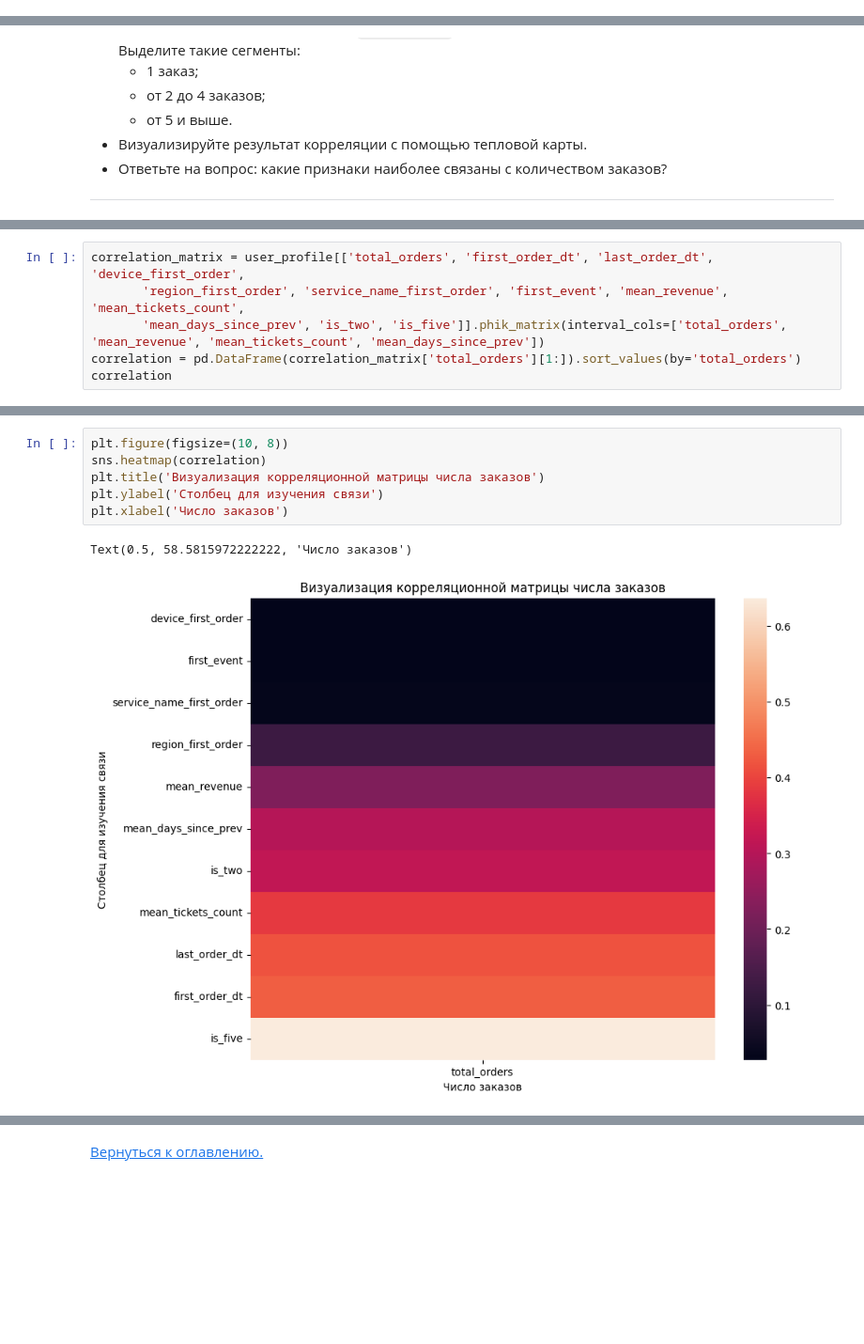
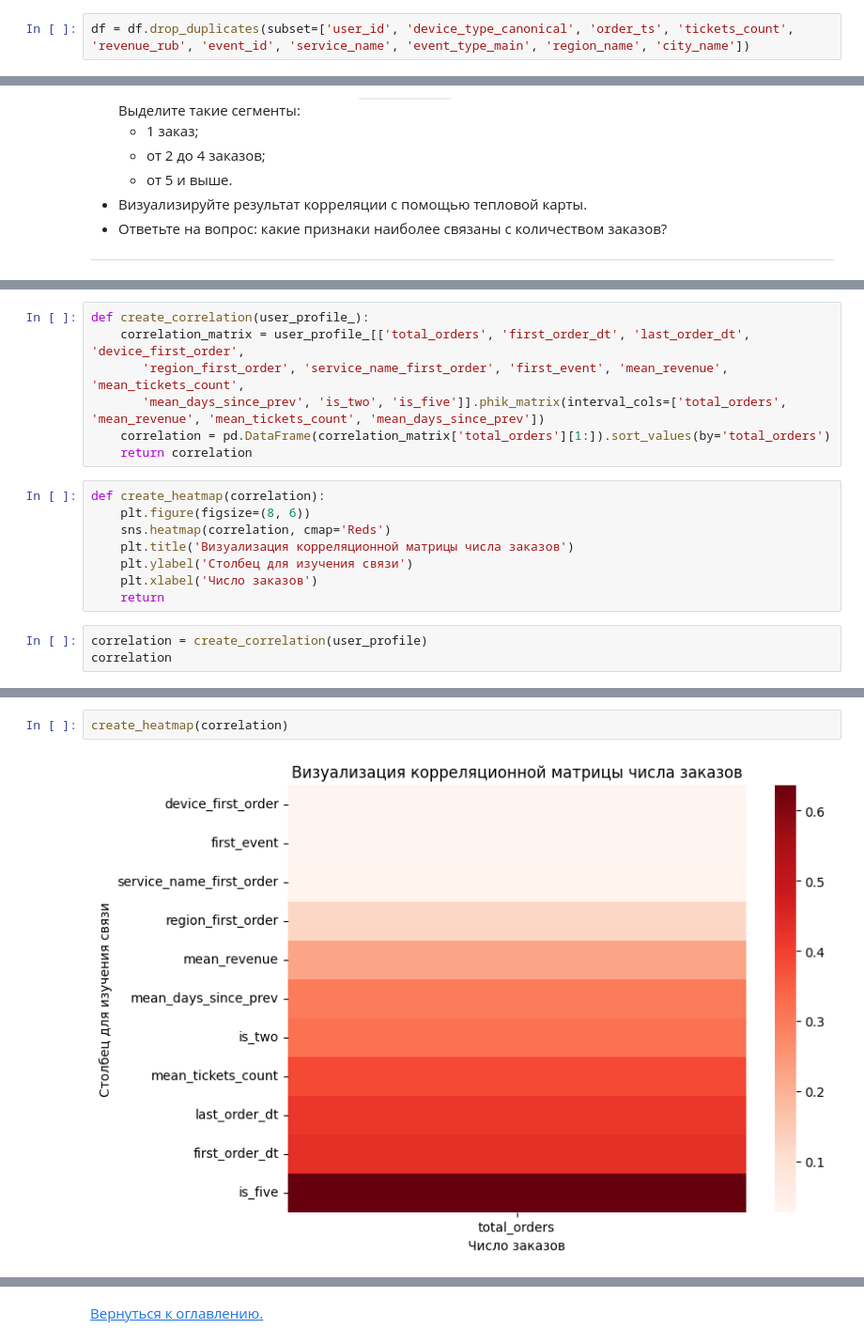
Before and after one commit to AnnaTN/Loyalty_analysis_of_ticket_service_users___Yandex_practicum___, a Jupyter notebook: Итоговый_проект_переделанный.ipynb, the cells around one changed output, grey strips where cells are left out. Shown at 94% size. Drawn from its saved outputs; the diff is of its cells as text; blank space fills up the shorter version.

```diff
--- a/Итоговый_проект_переделанный.ipynb
+++ b/Итоговый_проект_переделанный.ipynb
@@ -860,0 +910,2 @@ print(f'Было строк в исходном датасете: {start_shape}\
+# %%
+df = df.drop_duplicates(subset=['user_id', 'device_type_canonical', 'order_ts', 'tickets_count', 'revenue_rub', 'event_id', 'service_name', 'event_type_main', 'region_name', 'city_name'])
@@ -2010,8 +2216,20 @@ Index(['user_id', 'first_order_dt', 'last_order_dt', 'device_first_order',
+# %%
+def create_correlation(user_profile_):
+    correlation_matrix = user_profile_[['total_orders', 'first_order_dt', 'last_order_dt', 'device_first_order',
+       'region_first_order', 'service_name_first_order', 'first_event', 'mean_revenue', 'mean_tickets_count',
+       'mean_days_since_prev', 'is_two', 'is_five']].phik_matrix(interval_cols=['total_orders', 'mean_revenue', 'mean_tickets_count', 'mean_days_since_prev'])
+    correlation = pd.DataFrame(correlation_matrix['total_orders'][1:]).sort_values(by='total_orders')
+    return correlation
+# %%
+def create_heatmap(correlation):
+    plt.figure(figsize=(8, 6))
+    sns.heatmap(correlation, cmap='Reds')
+    plt.title('Визуализация корреляционной матрицы числа заказов')
+    plt.ylabel('Столбец для изучения связи')
+    plt.xlabel('Число заказов')
+    return
 # %%
-correlation_matrix = user_profile[['total_orders', 'first_order_dt', 'last_order_dt', 'device_first_order',
-       'region_first_order', 'service_name_first_order', 'first_event', 'mean_revenue', 'mean_tickets_count',
-       'mean_days_since_prev', 'is_two', 'is_five']].phik_matrix(interval_cols=['total_orders', 'mean_revenue', 'mean_tickets_count', 'mean_days_since_prev'])
-correlation = pd.DataFrame(correlation_matrix['total_orders'][1:]).sort_values(by='total_orders')
+correlation = create_correlation(user_profile)
 correlation
 # %% [output]
 |  | total_orders |
@@ -2029,10 +2247,5 @@ correlation
 # %%
-plt.figure(figsize=(10, 8))
-sns.heatmap(correlation)
-plt.title('Визуализация корреляционной матрицы числа заказов')
-plt.ylabel('Столбец для изучения связи')
-plt.xlabel('Число заказов')
+create_heatmap(correlation)
 # %% [output]
-Text(0.5, 58.5815972222222, 'Число заказов')
-[figure, old version]
+[figure, new version]
 # %% [markdown]
```
Also changed, not shown: parts of 115 cells of this notebook, 1 other file.
